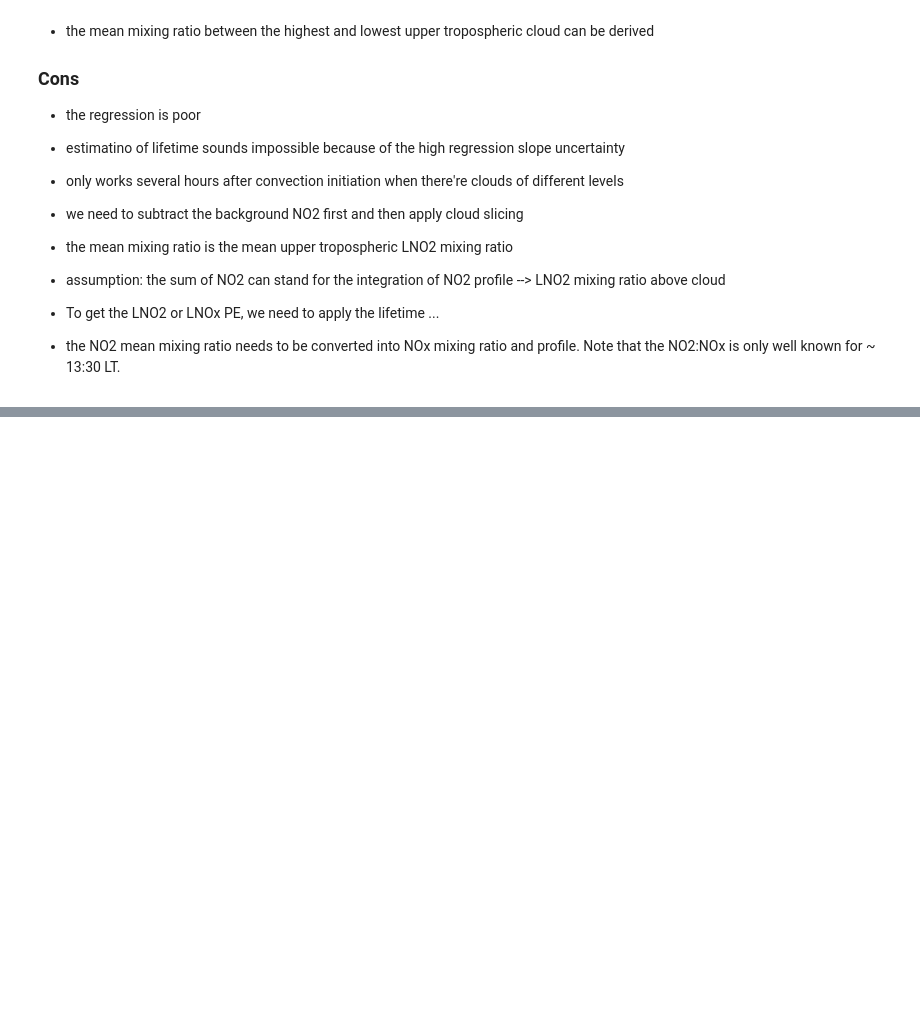
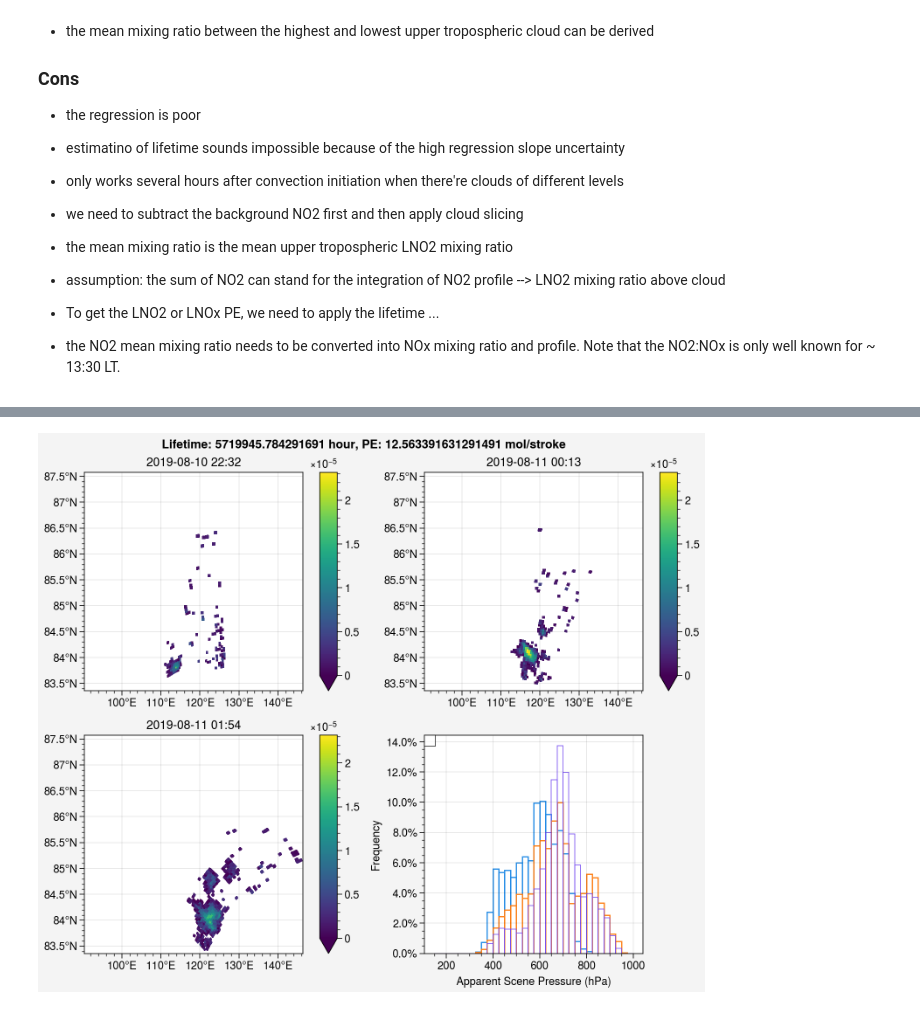
Before and after one commit to zxdawn/S5P-LNO2-Notebook, a Jupyter notebook: analysis/pe_lifetime.ipynb, the cells around one changed output, grey strips where cells are left out. Saved outputs shown, nothing was run; the diff lists cells and outputs as text; code cells hidden in the pictures; blank space fills up the shorter version.

```diff
--- a/analysis/pe_lifetime.ipynb
+++ b/analysis/pe_lifetime.ipynb
@@ -62,0 +80,3 @@ In other words, the three consecutive orbits are useful for estimating the mean
+# %%
+lut_pattern = glob('../data/tropomi/S5P_OPER_LUT_NO2AMF*')
+lut = xr.open_mfdataset(lut_pattern, combine='by_coords')
@@ -62,0 +181,27 @@ In other words, the three consecutive orbits are useful for estimating the mean
+# %%
+def consecutive_orbits(date0, date1, date2):
+    base_dir = '../data/clean_lightning/S5P_PAL__L2__NO2____'
+
+    filename = glob(base_dir+date0+'*.nc')[0]
+    cp_t0, lno2_vis_t0, overpass_t0, ds_lightning_t0 = read_file(filename)
+
+    filename = glob(base_dir+date1+'*.nc')[0]
+    cp_t1, lno2_vis_t1, overpass_t1, ds_lightning_t1 = read_file(filename)
+    # calculate the delta (hour) between lightning and previous TROPOMI overpass time
+    ds_lightning_t1['delta'][:] = (ds_lightning_t1['time'] - overpass_t0.to_datetime64()) / np.timedelta64(1, 'h')
+    ds_lightning_t1 = ds_lightning_t1.where(ds_lightning_t1['delta'] > 0, drop=True)
+
+    filename = glob(base_dir+date2+'*.nc')[0]
+    cp_t2, lno2_vis_t2, overpass_t2, ds_lightning_t2 = read_file(filename)
+    # calculate the delta (hour) between lightning and previous TROPOMI overpass time
+    ds_lightning_t2['delta'][:] = (ds_lightning_t2['time'] - overpass_t1.to_datetime64()) / np.timedelta64(1, 'h')
+    ds_lightning_t2 = ds_lightning_t2.where(ds_lightning_t2['delta'] > 0, drop=True)
+
+    root = fsolve(func, [3, 300],
+                args=(lno2_vis_t0, lno2_vis_t1, lno2_vis_t2,
+                        overpass_t0, overpass_t1, overpass_t2,
+                        ds_lightning_t1, ds_lightning_t2))
+
+    tau = root[0]; pe = root[1]
+
+    return tau, pe, cp_t0, cp_t1, cp_t2, lno2_vis_t0, lno2_vis_t1, lno2_vis_t2, overpass_t0, overpass_t1, overpass_t2
@@ -62,0 +251,6 @@ In other words, the three consecutive orbits are useful for estimating the mean
+# %%
+tau, pe, cp_t0, cp_t1, cp_t2, lno2_vis_t0, lno2_vis_t1, lno2_vis_t2, overpass_t0, overpass_t1, overpass_t2 = consecutive_orbits('20190810T21', '20190810T23', '20190811T00')
+
+plot_res(tau, pe, lno2_vis_t0, lno2_vis_t1, lno2_vis_t2, cp_t0, cp_t1, cp_t2)
+# %% [output]
+[figure, added]
```
Also changed, not shown: parts of 9 cells of this notebook.
